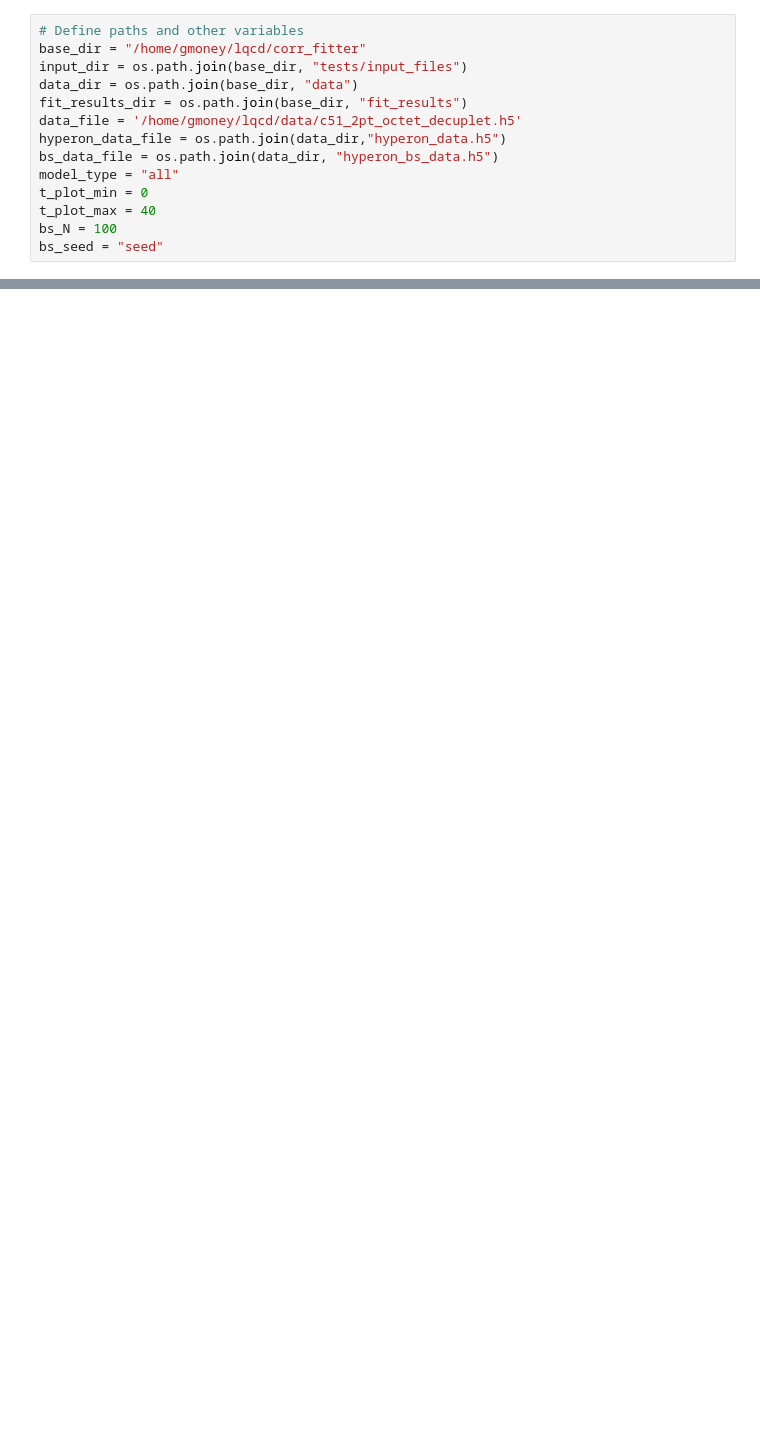
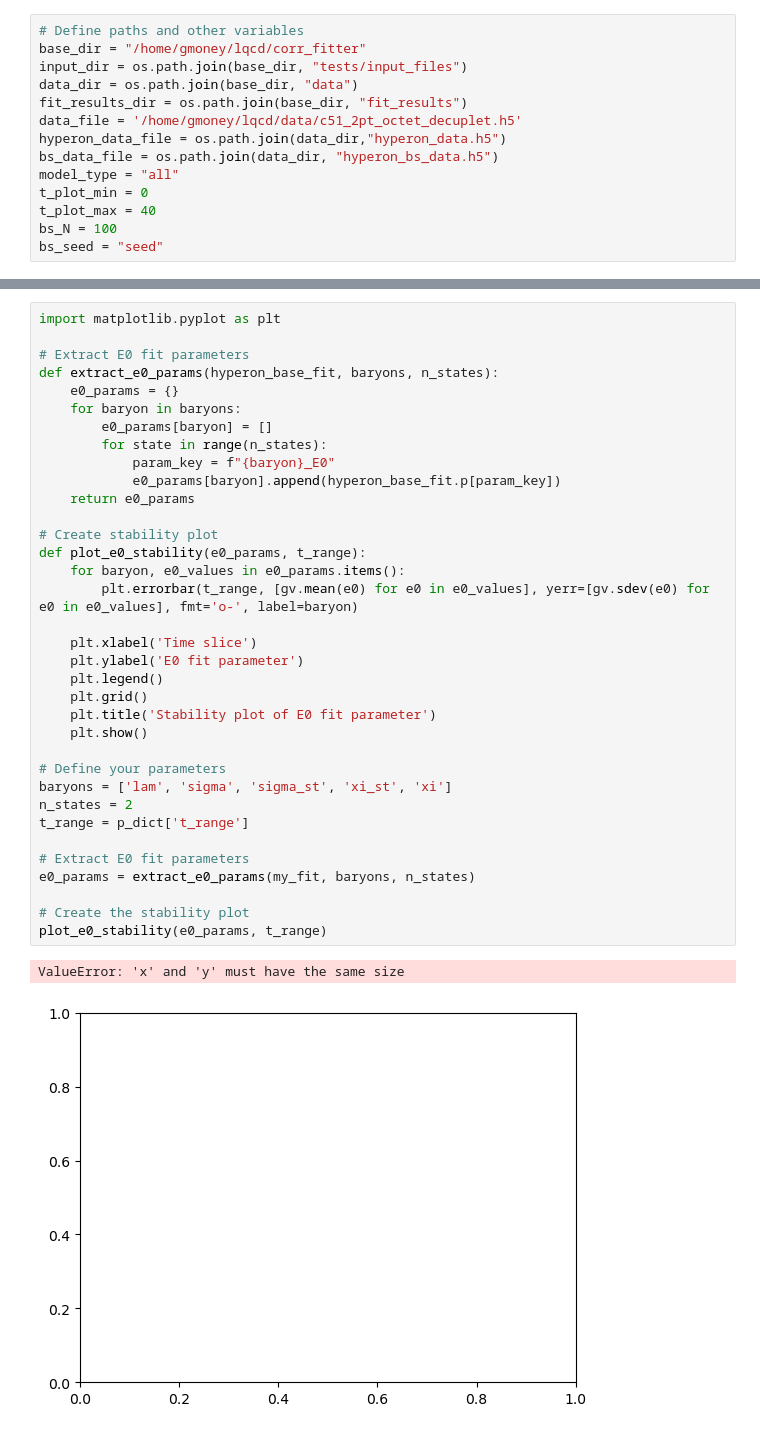
Before and after one commit to gdbrad/corr_fitter, a Jupyter notebook: notebooks/hyperon_fits.ipynb, the cells around one changed output, grey strips where cells are left out. Saved outputs shown, nothing was run; the diff lists cells and outputs as text; blank space fills up the shorter version.

```diff
--- a/notebooks/hyperon_fits.ipynb
+++ b/notebooks/hyperon_fits.ipynb
@@ -143 +143,39 @@ fit_data[n_state]['y']: [0.3344(17) 0.3344(17) 0.3344(17) 0.3344(17) 0.3344(17)
+# %%
+import matplotlib.pyplot as plt
+
+# Extract E0 fit parameters
+def extract_e0_params(hyperon_base_fit, baryons, n_states):
+    e0_params = {}
+    for baryon in baryons:
+        e0_params[baryon] = []
+        for state in range(n_states):
+            param_key = f"{baryon}_E0"
+            e0_params[baryon].append(hyperon_base_fit.p[param_key])
+    return e0_params
+
+# Create stability plot
+def plot_e0_stability(e0_params, t_range):
+    for baryon, e0_values in e0_params.items():
+        plt.errorbar(t_range, [gv.mean(e0) for e0 in e0_values], yerr=[gv.sdev(e0) for e0 in e0_values], fmt='o-', label=baryon)
+
+    plt.xlabel('Time slice')
+    plt.ylabel('E0 fit parameter')
+    plt.legend()
+    plt.grid()
+    plt.title('Stability plot of E0 fit parameter')
+    plt.show()
+
+# Define your parameters
+baryons = ['lam', 'sigma', 'sigma_st', 'xi_st', 'xi']
+n_states = 2
+t_range = p_dict['t_range']
+
+# Extract E0 fit parameters
+e0_params = extract_e0_params(my_fit, baryons, n_states)
+
+# Create the stability plot
+plot_e0_stability(e0_params, t_range)
+# %% [output]
+ValueError: 'x' and 'y' must have the same size
+[figure, added]
 # %%
```
Also changed, not shown: parts of 3 cells of this notebook, 3 other files.
